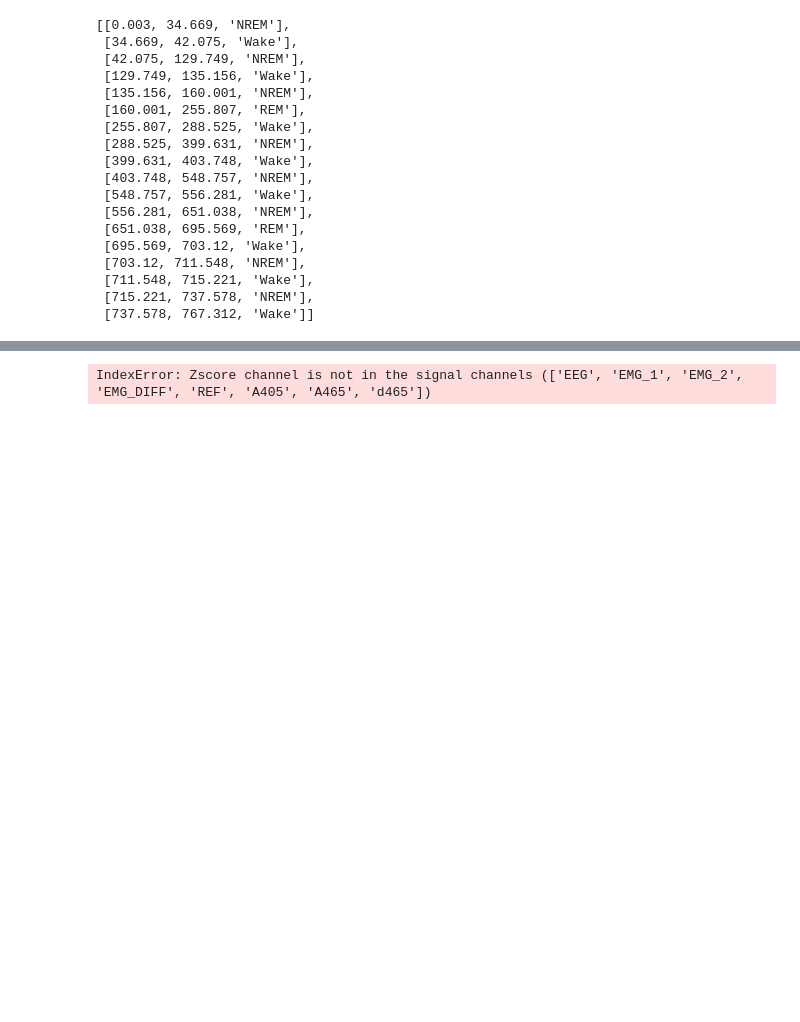
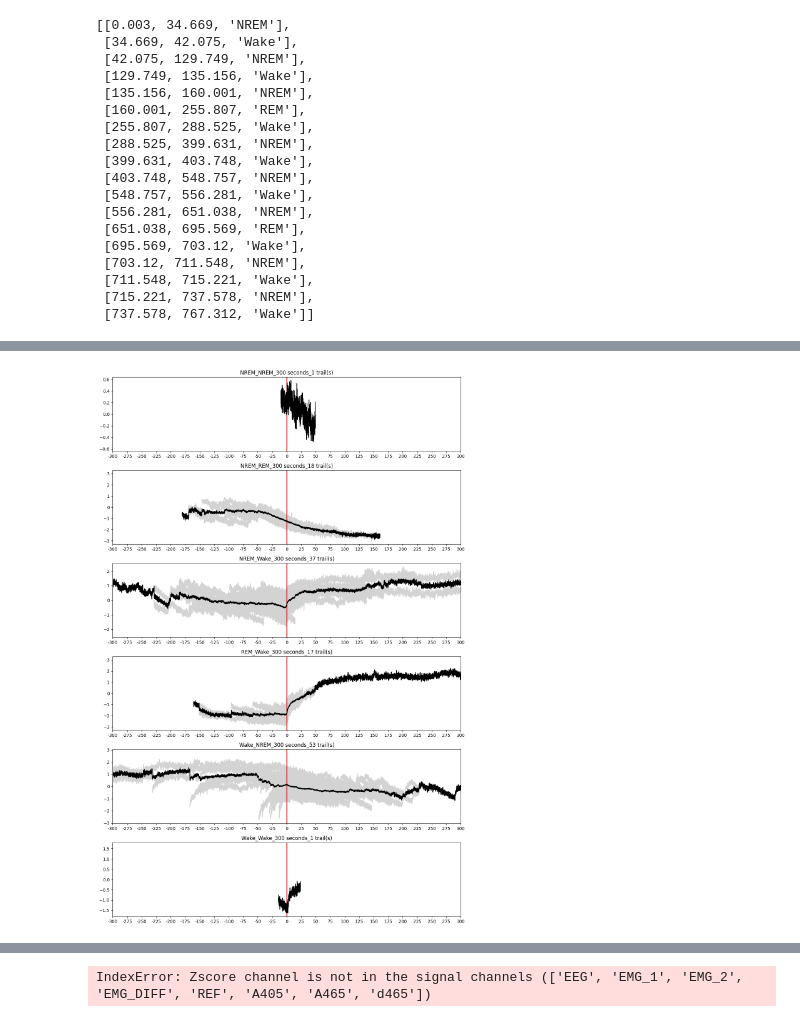
Before and after one commit to bian-lab/scripts, a Jupyter notebook: signal_process/FP_EEG_align.ipynb, the cells around one changed output, grey strips where cells are left out. Cells and saved outputs as stored; diff of their text form; code cells hidden in the pictures; blank space fills up the shorter version.

```diff
--- a/signal_process/FP_EEG_align.ipynb
+++ b/signal_process/FP_EEG_align.ipynb
@@ -91,3 +100,63 @@ transition_points_group
+# %%
+# Get data based on each group of transition time points
+channel_midata = data.pick_chs(ch_names=[consider_channel])
+channel_data = channel_midata.signals[0]
+sf = channel_midata.sf[0]
+
+# Draw
+signal_figure = plt.figure(figsize=(12, 3*len(transition_points_group)))
+signal_ax = signal_figure.subplots(nrows=len(transition_points_group))
+signal_figure.set_tight_layout(True)
+
+group_data = {}
+for idx, transition_points in enumerate(transition_points_group):
+    _name = transition_points[0][0]
+    previous_max_length = max([int(each[2]*sf)-int(each[1]*sf) for each in transition_points])
+    previous_max_length = max([previous_max_length, int(plot_save_time*sf)])
+    later_max_length = max([int(each[3]*sf)-int(each[2]*sf)for each in transition_points])
+    later_max_length = max([later_max_length, int(plot_save_time*sf)])
+    _name = f'{_name}_{plot_save_time} seconds'
+    _temp_lst = []
+    for each in transition_points:
+        previous_data = channel_data[int(each[1]*sf): int(each[2]*sf)]
+        previous_data_padded = np.pad(previous_data, (previous_max_length - len(previous_data), 0), 'constant', constant_values=np.nan)
+        later_data = channel_data[int(each[2]*sf): int(each[3]*sf)]
+        later_data_padded = np.pad(later_data, (0, later_max_length - len(later_data)), 'constant', constant_values=np.nan)
+        _temp_lst.append(np.concatenate(
+            [previous_data_padded, later_data_padded]
+            )[previous_max_length-int(plot_save_time*sf):
+              previous_max_length+int(plot_save_time*sf)])
+
+    nan_temp_lst = np.array(_temp_lst)
+    zero_temp_lst = np.nan_to_num(nan_temp_lst)
+
+    pd.DataFrame(data=np.array(zero_temp_lst).T,
+        columns=['->'.join([str(_) for _ in each[1:]]) for each in transition_points]
+        ).to_csv(f'{save_csv_path}\{_name}.csv', index=False)
+
+    [signal_ax[idx].plot(each, color='lightgray') for each in nan_temp_lst]
+    signal_ax[idx].axvline(int(plot_save_time*sf), color='red', linewidth=2)
+    signal_ax[idx].set_xlim(0, int(2*plot_save_time*sf))
+    _max = np.max(np.abs(zero_temp_lst))*1.1
+    signal_ax[idx].set_ylim(-_max, _max)
+    signal_ax[idx].set_title(f'{_name}_{len(transition_points)} trail(s)')
+    signal_ax[idx].xaxis.set_ticks(
+        [int(each * sf) for each in range(0, 2*plot_save_time+1, int(5*plot_save_time/60))],
+        np.arange(-plot_save_time, plot_save_time+1, int(5*plot_save_time/60)),
+    )
+
+    # calculate mean line
+    _mean_group_data = np.nanmean(nan_temp_lst, axis=0)
+    signal_ax[idx].plot(_mean_group_data, color='black')
+
+    # signal_ax[idx].xaxis.set_ticks(
+    #     [int(each * sf) for each in range(0, previous_max_length+later_max_length+1, 5)],
+    #     np.arange(-previous_max_length, later_max_length+1, 5),
+    # )
+
+signal_figure.savefig(f'{save_fig_path[:-4]}_{plot_save_time}.pdf', dpi=300)
+# %% [output]
+[figure, added]
 # %%
 # Get data based on each group of transition time points
 channel_midata = data.pick_chs(ch_names=[consider_channel])
```
Also changed, not shown: parts of 6 cells of this notebook, 2 other files.
